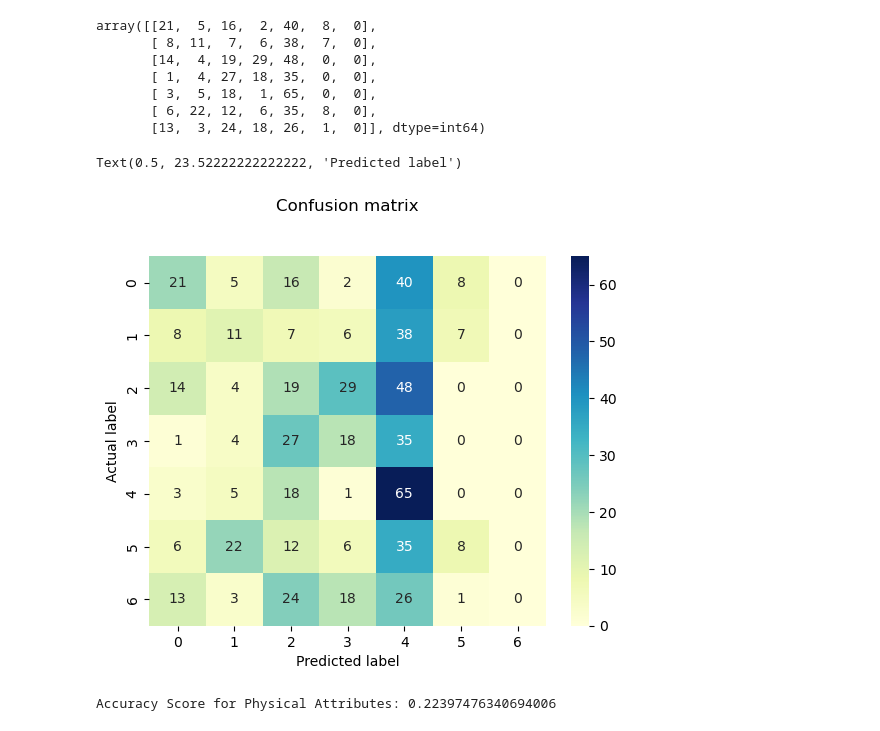
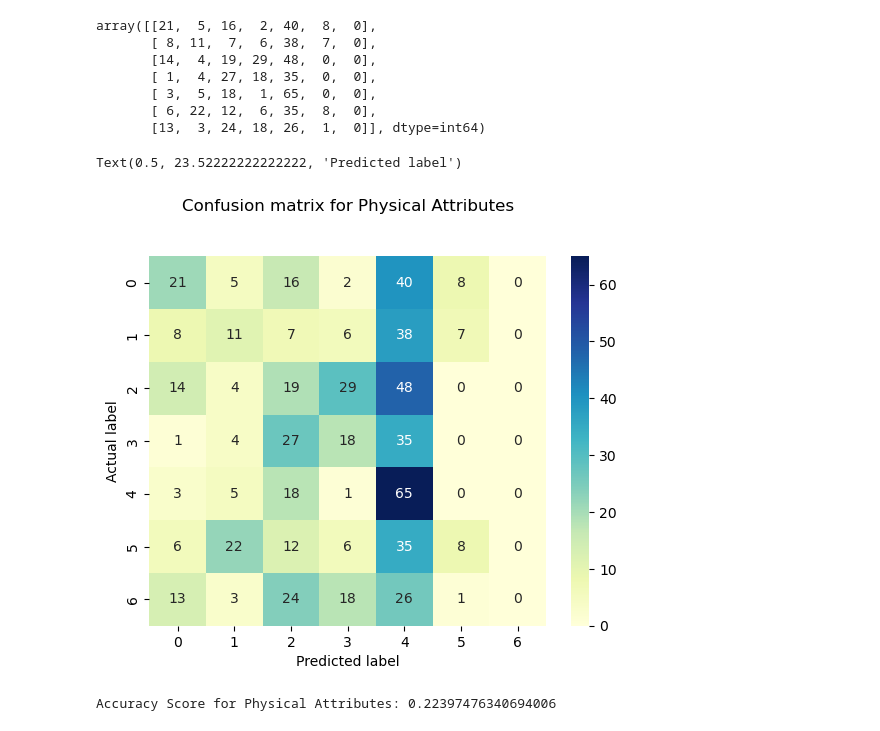
Before and after one commit to nellyzulkiflee/SC1015_Project_2023, a Jupyter notebook: logistic_regression.ipynb, the cells around one changed output. Drawn from its saved outputs; the diff is of its cells as text; code cells hidden in the pictures.

```diff
--- a/logistic_regression.ipynb
+++ b/logistic_regression.ipynb
@@ -516,12 +516,12 @@ array([[21,  5, 16,  2, 40,  8,  0],
        [13,  3, 24, 18, 26,  1,  0]], dtype=int64)
 # %%
 sb.heatmap(pd.DataFrame(cf_matrix3), annot=True, cmap="YlGnBu" ,fmt='g')
-plt.title('Confusion matrix', y=1.1)
+plt.title('Confusion matrix for Physical Attributes', y=1.1)
 plt.ylabel('Actual label')
 plt.xlabel('Predicted label')
 # %% [output]
 Text(0.5, 23.52222222222222, 'Predicted label')
-[figure, old version]
+[figure, new version]
 # %%
 acc_score_physical = accuracy_score(y_p_test,y_p_pred)
 print("Accuracy Score for Physical Attributes:", acc_score_physical)
```
Also changed, not shown: parts of 4 cells of this notebook.
